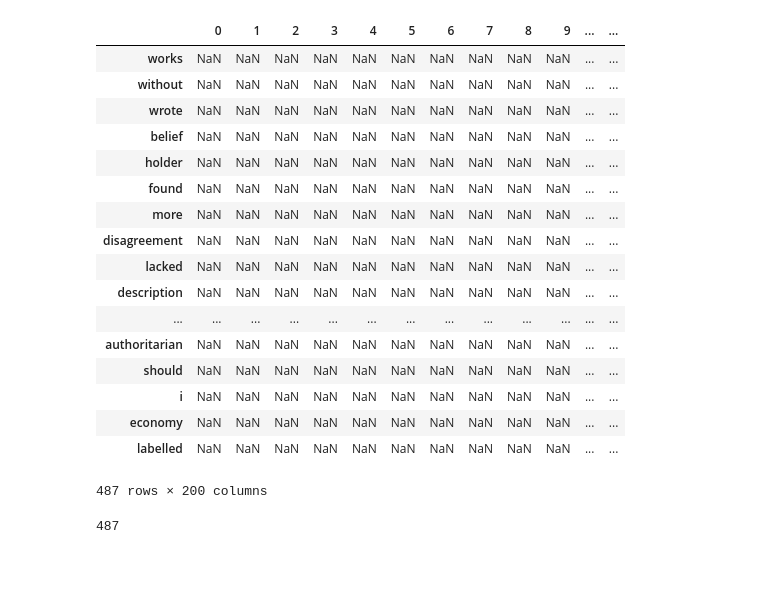
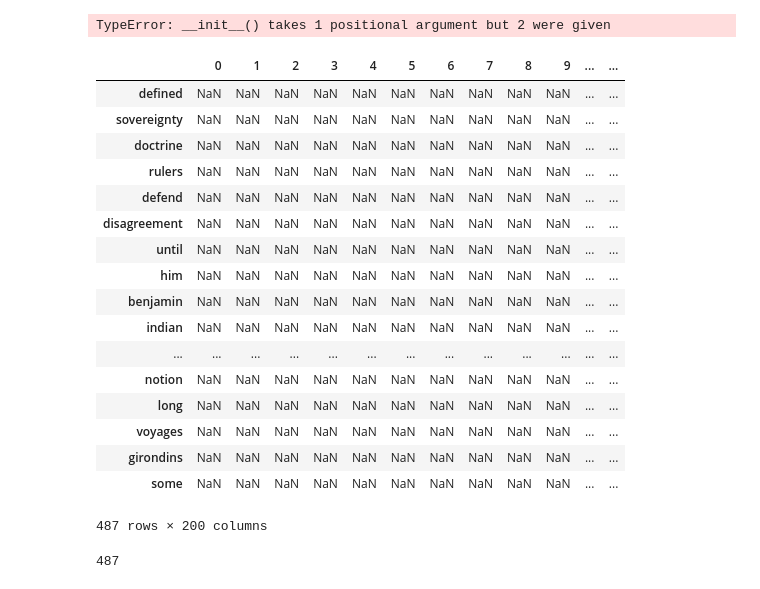
Before and after one commit to Eric-Kim-HY/2017_datascience_korea_univ, a Jupyter notebook: word2vec/practice.ipynb, the cells around one changed output. Drawn from its saved outputs; the diff is of its cells as text; code cells hidden in the pictures.

```diff
--- a/word2vec/practice.ipynb
+++ b/word2vec/practice.ipynb
@@ -14,3 +38,26 @@ freqdist = nltk.FreqDist(tokens)
+# %%
+nltk.probability.ProbDistI(freqdist)
+# %% [output]
+TypeError: __init__() takes 1 positional argument but 2 were given
 # %%
 # build standard word matrix
-dd = pd.DataFrame(index = set(tokens),columns=range(200))
+pd.DataFrame(index = set(tokens),columns=range(200))
+# %% [output]
+|  | 0 | 1 | 2 | 3 | 4 | 5 | 6 | 7 | 8 | 9 | ... | ... |
+| defined | NaN | NaN | NaN | NaN | NaN | NaN | NaN | NaN | NaN | NaN | ... | ... |
+| sovereignty | NaN | NaN | NaN | NaN | NaN | NaN | NaN | NaN | NaN | NaN | ... | ... |
+| doctrine | NaN | NaN | NaN | NaN | NaN | NaN | NaN | NaN | NaN | NaN | ... | ... |
+| rulers | NaN | NaN | NaN | NaN | NaN | NaN | NaN | NaN | NaN | NaN | ... | ... |
+| defend | NaN | NaN | NaN | NaN | NaN | NaN | NaN | NaN | NaN | NaN | ... | ... |
+| disagreement | NaN | NaN | NaN | NaN | NaN | NaN | NaN | NaN | NaN | NaN | ... | ... |
+| until | NaN | NaN | NaN | NaN | NaN | NaN | NaN | NaN | NaN | NaN | ... | ... |
+| him | NaN | NaN | NaN | NaN | NaN | NaN | NaN | NaN | NaN | NaN | ... | ... |
+| benjamin | NaN | NaN | NaN | NaN | NaN | NaN | NaN | NaN | NaN | NaN | ... | ... |
+| indian | NaN | NaN | NaN | NaN | NaN | NaN | NaN | NaN | NaN | NaN | ... | ... |
+| ... | ... | ... | ... | ... | ... | ... | ... | ... | ... | ... | ... | ... |
+| notion | NaN | NaN | NaN | NaN | NaN | NaN | NaN | NaN | NaN | NaN | ... | ... |
+| long | NaN | NaN | NaN | NaN | NaN | NaN | NaN | NaN | NaN | NaN | ... | ... |
+| voyages | NaN | NaN | NaN | NaN | NaN | NaN | NaN | NaN | NaN | NaN | ... | ... |
+| girondins | NaN | NaN | NaN | NaN | NaN | NaN | NaN | NaN | NaN | NaN | ... | ... |
+| some | NaN | NaN | NaN | NaN | NaN | NaN | NaN | NaN | NaN | NaN | ... | ... |
+487 rows × 200 columns
@@ -19,24 +64,3 @@ dd.to_csv('ddd.csv')
-# %%
-pd.read_csv('ddd.csv', header= 0, index_col = 0)
-# %% [output]
-|  | 0 | 1 | 2 | 3 | 4 | 5 | 6 | 7 | 8 | 9 | ... | ... |
-| works | NaN | NaN | NaN | NaN | NaN | NaN | NaN | NaN | NaN | NaN | ... | ... |
-| without | NaN | NaN | NaN | NaN | NaN | NaN | NaN | NaN | NaN | NaN | ... | ... |
-| wrote | NaN | NaN | NaN | NaN | NaN | NaN | NaN | NaN | NaN | NaN | ... | ... |
-| belief | NaN | NaN | NaN | NaN | NaN | NaN | NaN | NaN | NaN | NaN | ... | ... |
-| holder | NaN | NaN | NaN | NaN | NaN | NaN | NaN | NaN | NaN | NaN | ... | ... |
-| found | NaN | NaN | NaN | NaN | NaN | NaN | NaN | NaN | NaN | NaN | ... | ... |
-| more | NaN | NaN | NaN | NaN | NaN | NaN | NaN | NaN | NaN | NaN | ... | ... |
-| disagreement | NaN | NaN | NaN | NaN | NaN | NaN | NaN | NaN | NaN | NaN | ... | ... |
-| lacked | NaN | NaN | NaN | NaN | NaN | NaN | NaN | NaN | NaN | NaN | ... | ... |
-| description | NaN | NaN | NaN | NaN | NaN | NaN | NaN | NaN | NaN | NaN | ... | ... |
-| ... | ... | ... | ... | ... | ... | ... | ... | ... | ... | ... | ... | ... |
-| authoritarian | NaN | NaN | NaN | NaN | NaN | NaN | NaN | NaN | NaN | NaN | ... | ... |
-| should | NaN | NaN | NaN | NaN | NaN | NaN | NaN | NaN | NaN | NaN | ... | ... |
-| i | NaN | NaN | NaN | NaN | NaN | NaN | NaN | NaN | NaN | NaN | ... | ... |
-| economy | NaN | NaN | NaN | NaN | NaN | NaN | NaN | NaN | NaN | NaN | ... | ... |
-| labelled | NaN | NaN | NaN | NaN | NaN | NaN | NaN | NaN | NaN | NaN | ... | ... |
-487 rows × 200 columns
 # %%
 len(set(tokens))
 # %% [output]
```
Also changed, not shown: parts of 3 cells of this notebook, 3 other files.
